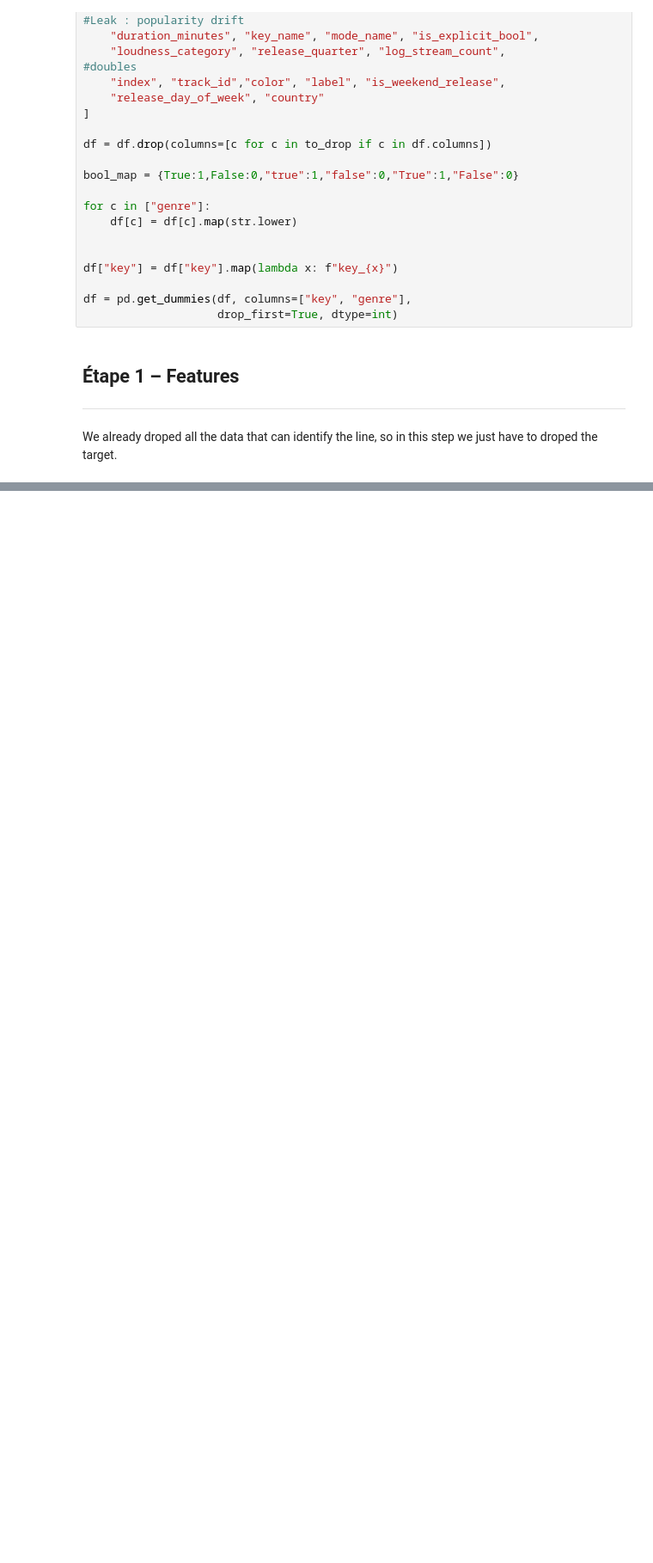
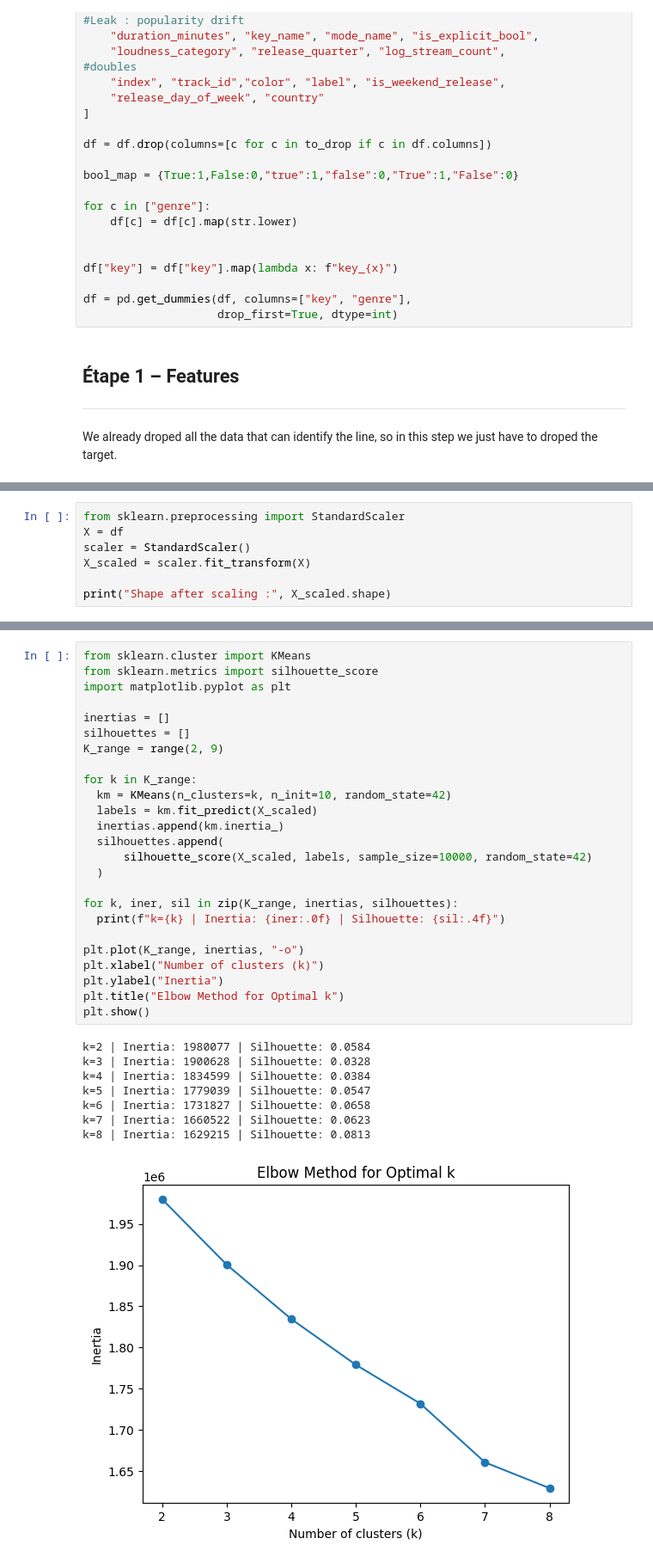
Before and after one commit to Adrien-Rouillon/Machine-learning---SpotifyDB, a Jupyter notebook: Notebooks/Deliverable5.ipynb, the cells around one changed output, grey strips where cells are left out. Shown at 86% size. Cells and saved outputs as stored; diff of their text form; blank space fills up the shorter version.

```diff
--- a/Notebooks/Deliverable5.ipynb
+++ b/Notebooks/Deliverable5.ipynb
@@ -130,0 +137,7 @@ So now we just have to keep the data that are interesting to regroupe musics (fo
+# %%
+from sklearn.preprocessing import StandardScaler
+X = df
+scaler = StandardScaler()
+X_scaled = scaler.fit_transform(X)
+
+print("Shape after scaling :", X_scaled.shape)
@@ -130,0 +152,34 @@ So now we just have to keep the data that are interesting to regroupe musics (fo
+# %%
+from sklearn.cluster import KMeans
+from sklearn.metrics import silhouette_score
+import matplotlib.pyplot as plt
+
+inertias = []
+silhouettes = []
+K_range = range(2, 9)
+
+for k in K_range:
+  km = KMeans(n_clusters=k, n_init=10, random_state=42)
+  labels = km.fit_predict(X_scaled)
+  inertias.append(km.inertia_)
+  silhouettes.append(
+      silhouette_score(X_scaled, labels, sample_size=10000, random_state=42)
+  )
+
+for k, iner, sil in zip(K_range, inertias, silhouettes):
+  print(f"k={k} | Inertia: {iner:.0f} | Silhouette: {sil:.4f}")
+
+plt.plot(K_range, inertias, "-o")
+plt.xlabel("Number of clusters (k)")
+plt.ylabel("Inertia")
+plt.title("Elbow Method for Optimal k")
+plt.show()
+# %% [output]
+k=2 | Inertia: 1980077 | Silhouette: 0.0584
+k=3 | Inertia: 1900628 | Silhouette: 0.0328
+k=4 | Inertia: 1834599 | Silhouette: 0.0384
+k=5 | Inertia: 1779039 | Silhouette: 0.0547
+k=6 | Inertia: 1731827 | Silhouette: 0.0658
+k=7 | Inertia: 1660522 | Silhouette: 0.0623
+k=8 | Inertia: 1629215 | Silhouette: 0.0813
+[figure, added]
```
Also changed, not shown: parts of 9 cells of this notebook.
